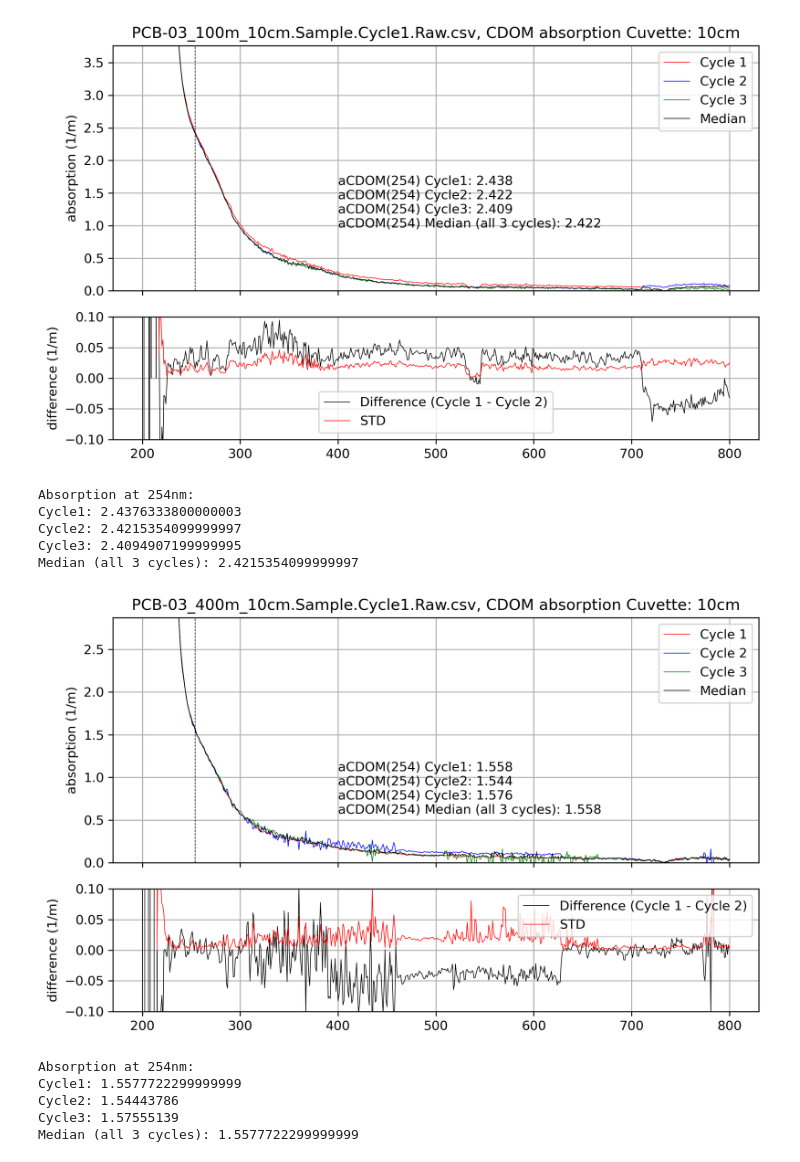
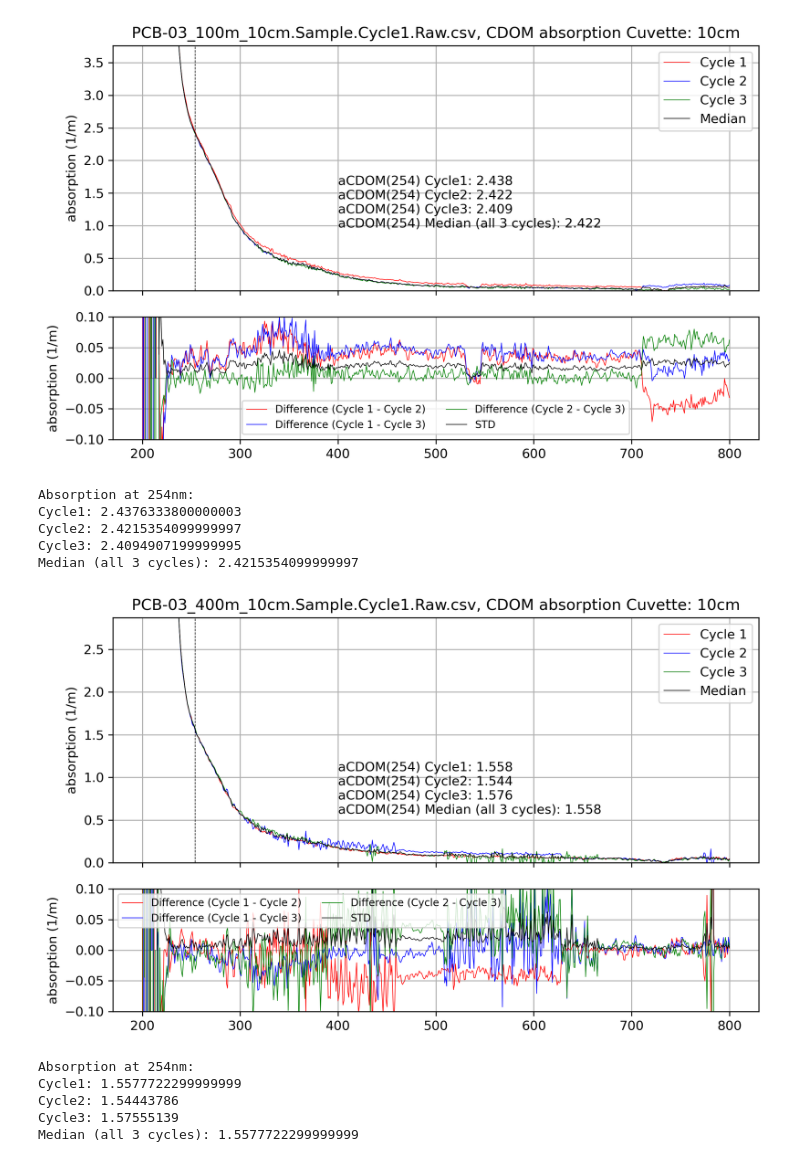
Before and after one commit to bjuhls/example_scripts, a Jupyter notebook: PeCaBeau_CDOM_Check.ipynb, the cells around one changed output. Saved outputs shown, nothing was run; the diff lists cells and outputs as text; code cells hidden in the pictures.

```diff
--- a/PeCaBeau_CDOM_Check.ipynb
+++ b/PeCaBeau_CDOM_Check.ipynb
@@ -38,7 +38,9 @@ for i, e in enumerate(sorted(os.listdir(PeCaBeau_p))[:]):
                 Median_A = np.nanmedian([A_cyc1, A_cyc2, A_cyc3], axis=0)
                 Median_abs = Median_A * 2.303 / (float(C_lenght)/100)
 
-                Diff = Abs_1 - Abs_2
+                Diff1_2 = Abs_1 - Abs_2
+                Diff1_3 = Abs_1 - Abs_3
+                Diff2_3 = Abs_2 - Abs_3
                 Std = np.nanstd([Abs_1,Abs_2, Abs_3], axis=0 )
 
                 ymax = np.nanmean(Median_abs[-50:-30])
@@ -54,44 +56,46 @@ for i, e in enumerate(sorted(os.listdir(PeCaBeau_p))[:]):
                 ax1.axvline(254, lw=0.5, linestyle="--", c="k")
                 #axvline(x=0, ymin=0, ymax=1,
 
-                ax2.plot(wvl, Diff, "k-", label = "Difference (Cycle 1 - Cycle 2)", lw=0.5)
-                ax2.plot(wvl, Std, "r-", label = "STD", lw=0.5)
+                ax2.plot(wvl, Diff1_2, "r-", label = "Difference (Cycle 1 - Cycle 2)", lw=0.5)
+                ax2.plot(wvl, Diff1_3, "b-", label = "Difference (Cycle 1 - Cycle 3)", lw=0.5)
+                ax2.plot(wvl, Diff2_3, "g-", label = "Difference (Cycle 2 - Cycle 3)", lw=0.5)
+                ax2.plot(wvl, Std, "k-", label = "STD", lw=0.5)
                 #Std
                 ax2.set_ylim(-.1,0.1)
-                ax2.set_ylabel("difference (1/m)")
+                ax2.set_ylabel("absorption (1/m)")
 
                 ax1.set_title(e + ", CDOM absorption Cuvette: " + C_lenght + "cm")
 
 
                 ax1.text(400, Median_abs[500],
                             "aCDOM(254) Cycle1: " + str(round(Abs_1[546],3))
                             + "\n" + "aCDOM(254) Cycle2: " + str(round(Abs_2[546],3))
                             + "\n" + "aCDOM(254) Cycle3: " + str(round(Abs_3[546],3))
                             + "\n" + "aCDOM(254) Median (all 3 cycles): " +  str(round(Median_abs[546],3))
                             )
                 ax1.legend()
-                ax2.legend()
+                ax2.legend(fontsize=8, ncol=2)
                 ax1.grid()
                 ax2.grid()
                 plt.tight_layout()
 
                 plt.show()
                 print("Absorption at 254nm: ")
                 #357 = 443
                 #546 = 254
 
                 print("Cycle1: " + str(Abs_1[546]))
                 print("Cycle2: " + str(Abs_2[546]))
                 print("Cycle3: " + str(Abs_3[546]))
                 print("Median (all 3 cycles): " + str(Median_abs[546]))
 # %% [output]
-[figure, old version]
+[figure, new version]
 Absorption at 254nm:
 Cycle1: 2.4376333800000003
 Cycle2: 2.4215354099999997
 Cycle3: 2.4094907199999995
 Median (all 3 cycles): 2.4215354099999997
-[figure, old version]
+[figure, new version]
 Absorption at 254nm:
 Cycle1: 1.5577722299999999
 Cycle2: 1.54443786
```
Also changed, not shown: parts of 1 cell of this notebook.
